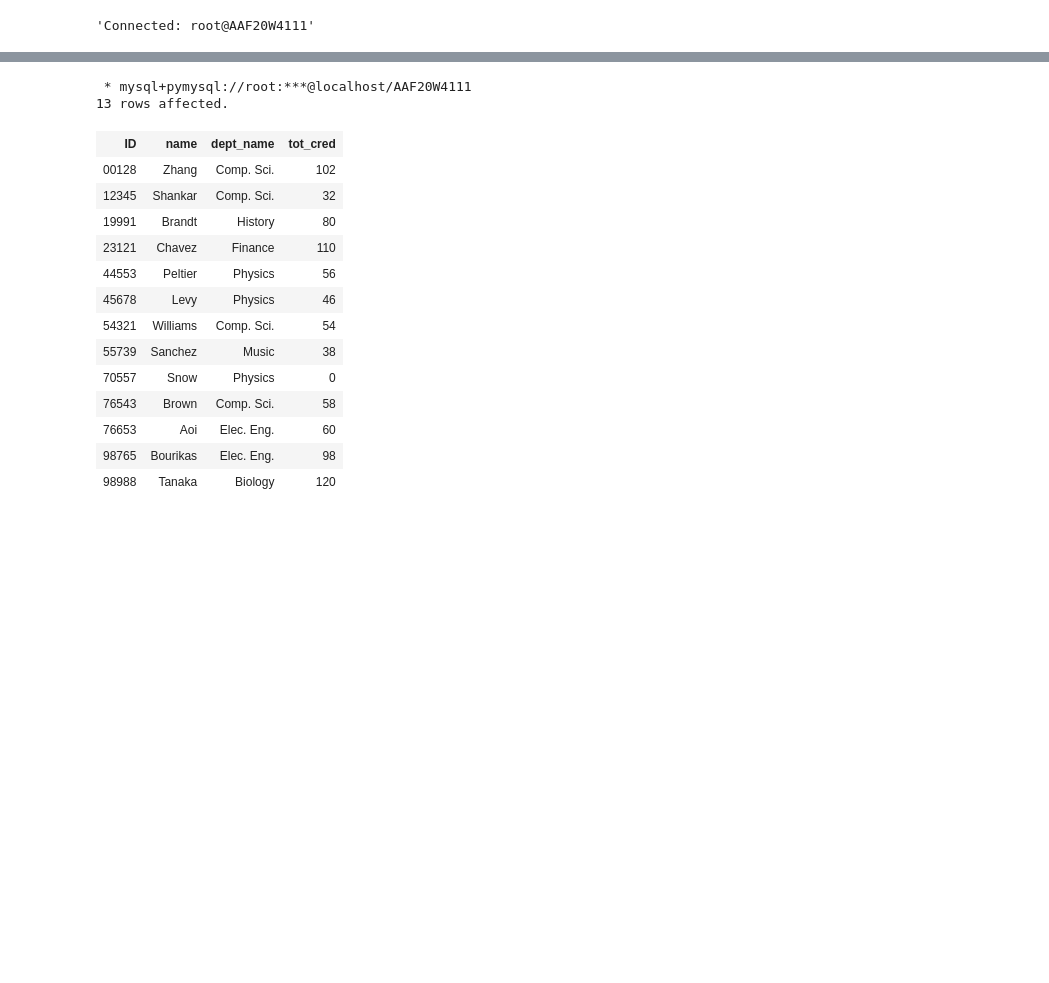
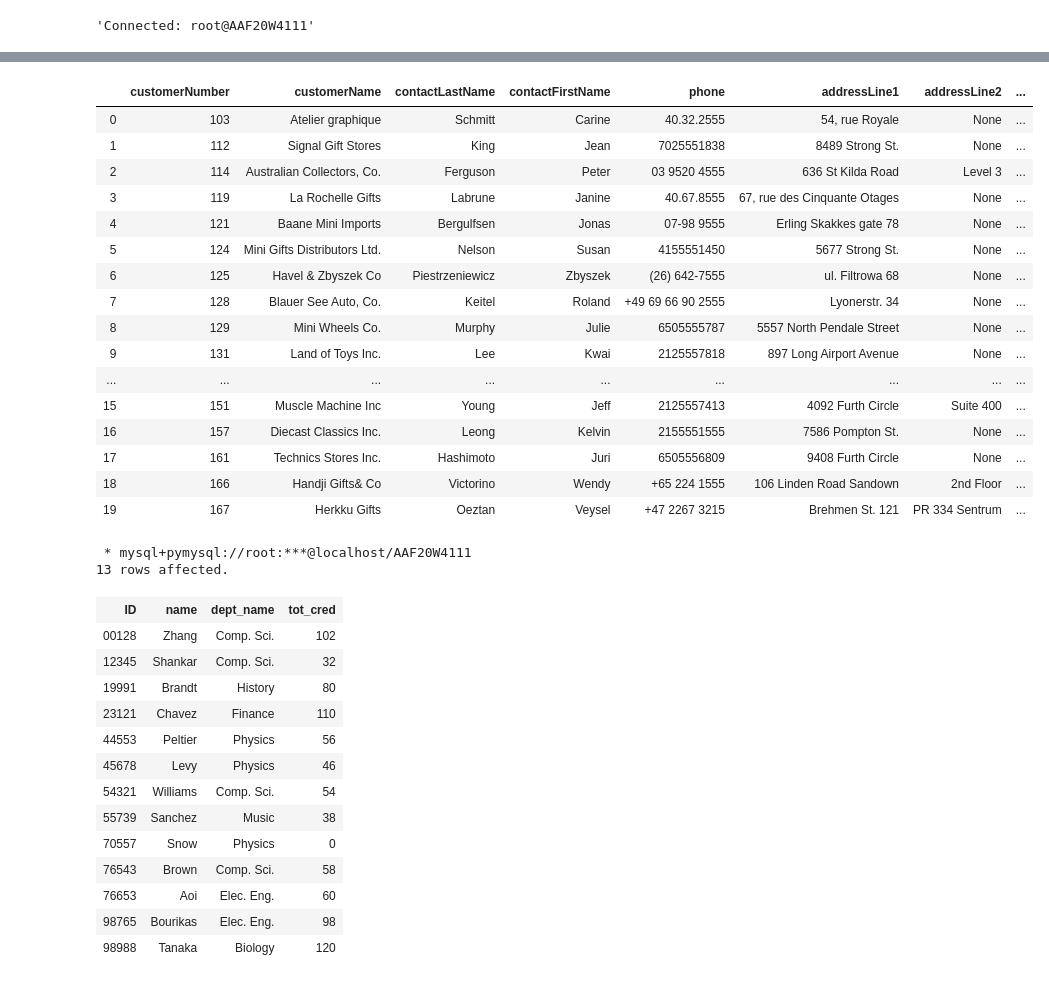
Before and after one commit to donald-f-ferguson/IntroductionToDatabases_F20, a Jupyter notebook: Lectures/Lecture_2/w4111-F2020-Lecture_2.ipynb, the cells around one changed output, grey strips where cells are left out. Drawn from its saved outputs; the diff is of its cells as text; code cells hidden in the pictures; blank space fills up the shorter version.

```diff
--- a/Lectures/Lecture_2/w4111-F2020-Lecture_2.ipynb
+++ b/Lectures/Lecture_2/w4111-F2020-Lecture_2.ipynb
@@ -225,3 +285,32 @@ import pymysql
+# %%
+import sqlalchemy
+from sqlalchemy import create_engine
+engine = create_engine('mysql+pymysql://dbuser:dbuserdbuser@localhost/classicmodelsnew')
+# %%
+df = pandas.read_sql("select * from classicmodelsnew.customers limit 20", engine)
+read_csv
+read_url
+"read_mapdl"
+# %%
+df
+# %% [output]
+|  | customerNumber | customerName | contactLastName | contactFirstName | phone | addressLine1 | addressLine2 | ... |
+| 0 | 103 | Atelier graphique | Schmitt | Carine | 40.32.2555 | 54, rue Royale | None | ... |
+| 1 | 112 | Signal Gift Stores | King | Jean | 7025551838 | 8489 Strong St. | None | ... |
+| 2 | 114 | Australian Collectors, Co. | Ferguson | Peter | 03 9520 4555 | 636 St Kilda Road | Level 3 | ... |
+| 3 | 119 | La Rochelle Gifts | Labrune | Janine | 40.67.8555 | 67, rue des Cinquante Otages | None | ... |
+| 4 | 121 | Baane Mini Imports | Bergulfsen | Jonas | 07-98 9555 | Erling Skakkes gate 78 | None | ... |
+| 5 | 124 | Mini Gifts Distributors Ltd. | Nelson | Susan | 4155551450 | 5677 Strong St. | None | ... |
+| 6 | 125 | Havel & Zbyszek Co | Piestrzeniewicz | Zbyszek | (26) 642-7555 | ul. Filtrowa 68 | None | ... |
+| 7 | 128 | Blauer See Auto, Co. | Keitel | Roland | +49 69 66 90 2555 | Lyonerstr. 34 | None | ... |
+| 8 | 129 | Mini Wheels Co. | Murphy | Julie | 6505555787 | 5557 North Pendale Street | None | ... |
+| 9 | 131 | Land of Toys Inc. | Lee | Kwai | 2125557818 | 897 Long Airport Avenue | None | ... |
+| ... | ... | ... | ... | ... | ... | ... | ... | ... |
+| 15 | 151 | Muscle Machine Inc | Young | Jeff | 2125557413 | 4092 Furth Circle | Suite 400 | ... |
+| 16 | 157 | Diecast Classics Inc. | Leong | Kelvin | 2155551555 | 7586 Pompton St. | None | ... |
+| 17 | 161 | Technics Stores Inc. | Hashimoto | Juri | 6505556809 | 9408 Furth Circle | None | ... |
+| 18 | 166 | Handji Gifts& Co | Victorino | Wendy | +65 224 1555 | 106 Linden Road Sandown | 2nd Floor | ... |
+| 19 | 167 | Herkku Gifts | Oeztan | Veysel | +47 2267 3215 | Brehmen St. 121 | PR 334 Sentrum | ... |
 # %%
 %sql select * from student
 # %% [output]
```
Also changed, not shown: parts of 8 cells of this notebook, 5 other files.
